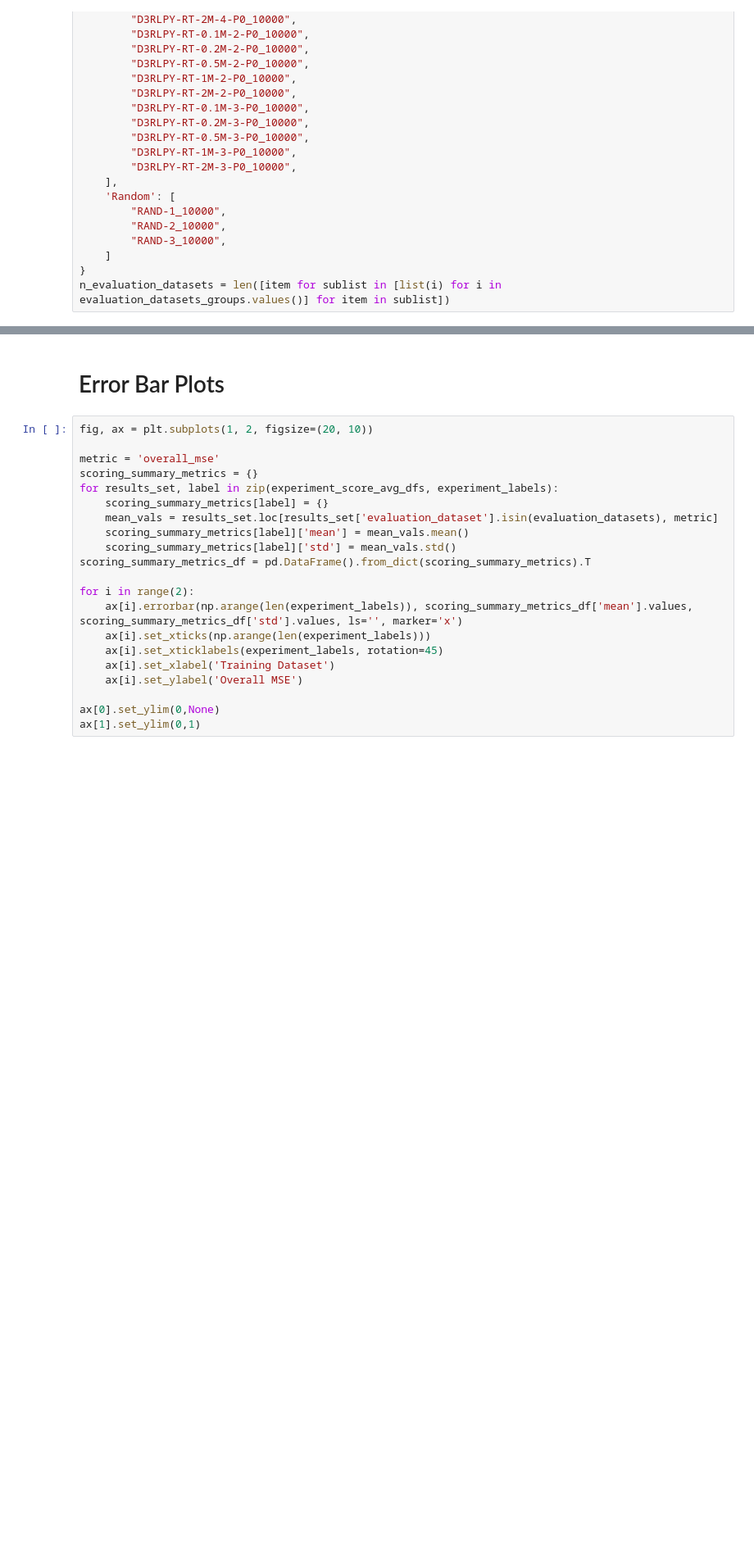
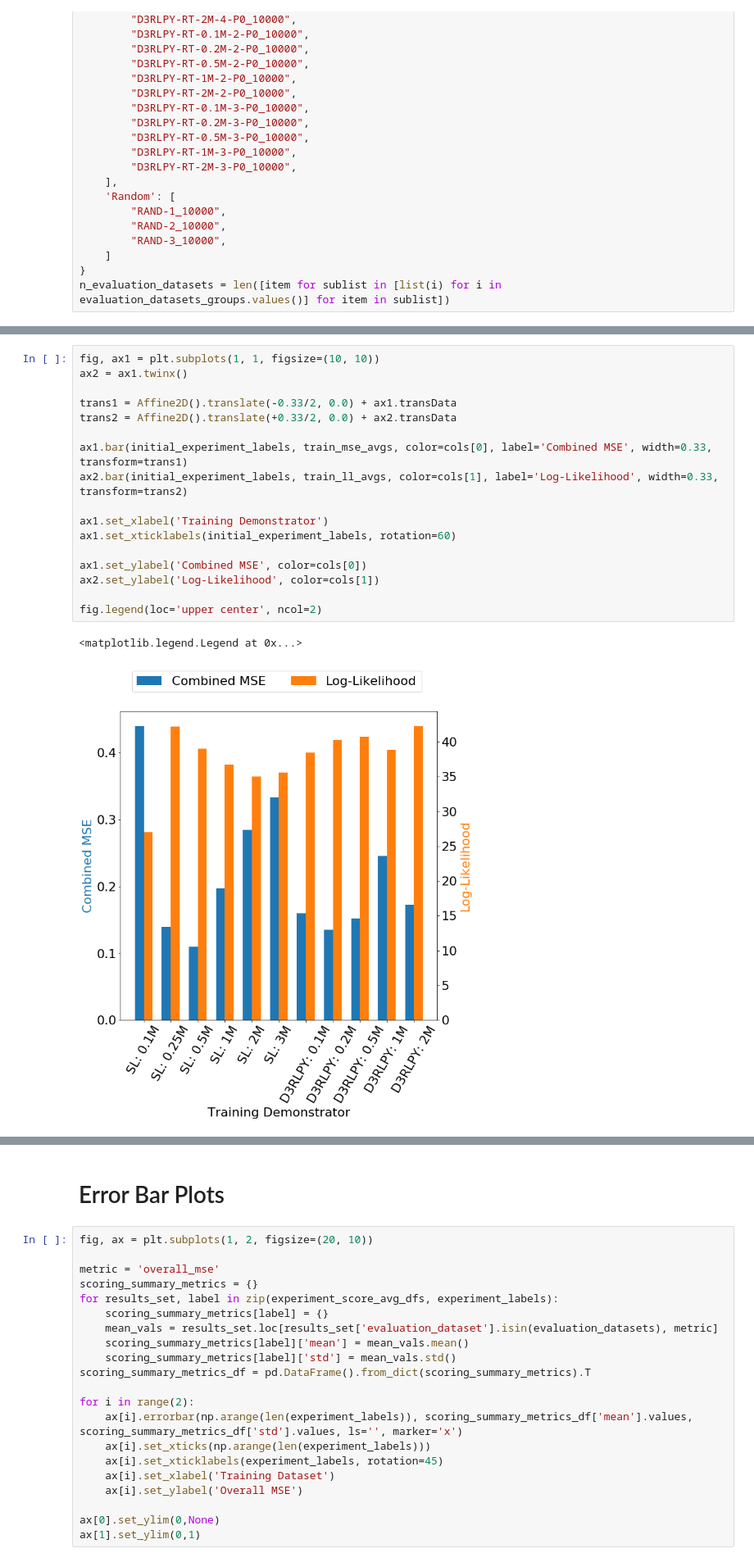
Before and after one commit to thatscotdatasci/mopo, a Jupyter notebook: jupyter/model_scoring_comparisons.ipynb, the cells around one changed output, grey strips where cells are left out. Shown at 82% size. Saved outputs shown, nothing was run; the diff lists cells and outputs as text; blank space fills up the shorter version.

```diff
--- a/jupyter/model_scoring_comparisons.ipynb
+++ b/jupyter/model_scoring_comparisons.ipynb
@@ -334,0 +633,20 @@ n_evaluation_datasets = len([item for sublist in [list(i) for i in evaluation_da
+# %%
+fig, ax1 = plt.subplots(1, 1, figsize=(10, 10))
+ax2 = ax1.twinx()
+
+trans1 = Affine2D().translate(-0.33/2, 0.0) + ax1.transData
+trans2 = Affine2D().translate(+0.33/2, 0.0) + ax2.transData
+
+ax1.bar(initial_experiment_labels, train_mse_avgs, color=cols[0], label='Combined MSE', width=0.33, transform=trans1)
+ax2.bar(initial_experiment_labels, train_ll_avgs, color=cols[1], label='Log-Likelihood', width=0.33, transform=trans2)
+
+ax1.set_xlabel('Training Demonstrator')
+ax1.set_xticklabels(initial_experiment_labels, rotation=60)
+
+ax1.set_ylabel('Combined MSE', color=cols[0])
+ax2.set_ylabel('Log-Likelihood', color=cols[1])
+
+fig.legend(loc='upper center', ncol=2)
+# %% [output]
+<matplotlib.legend.Legend at 0x...>
+[figure, added]
```
Also changed, not shown: parts of 33 cells of this notebook, 9 other files.
